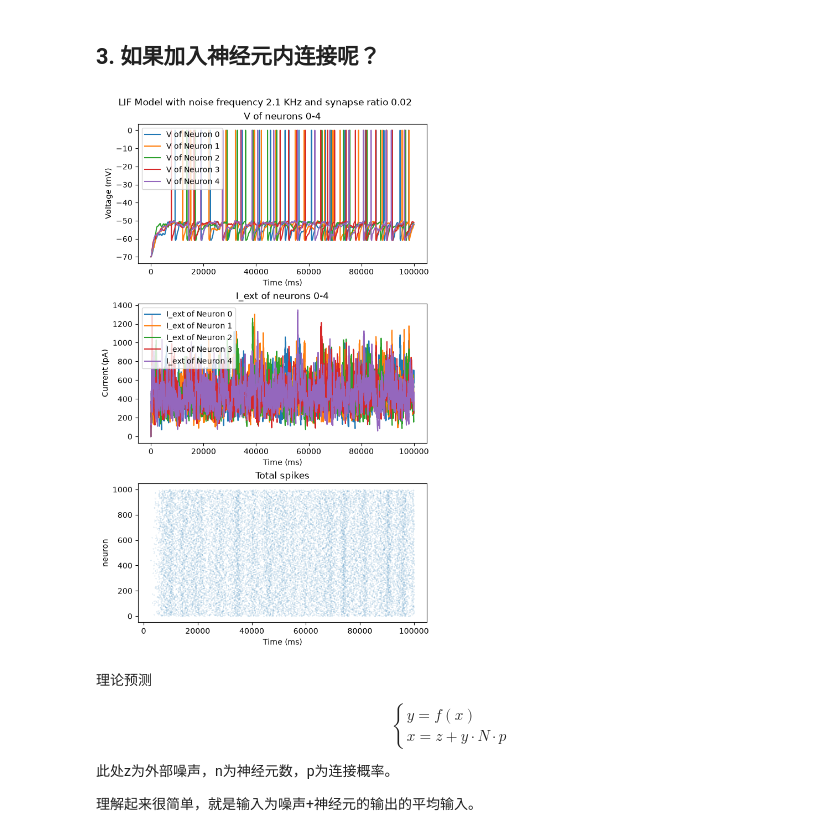
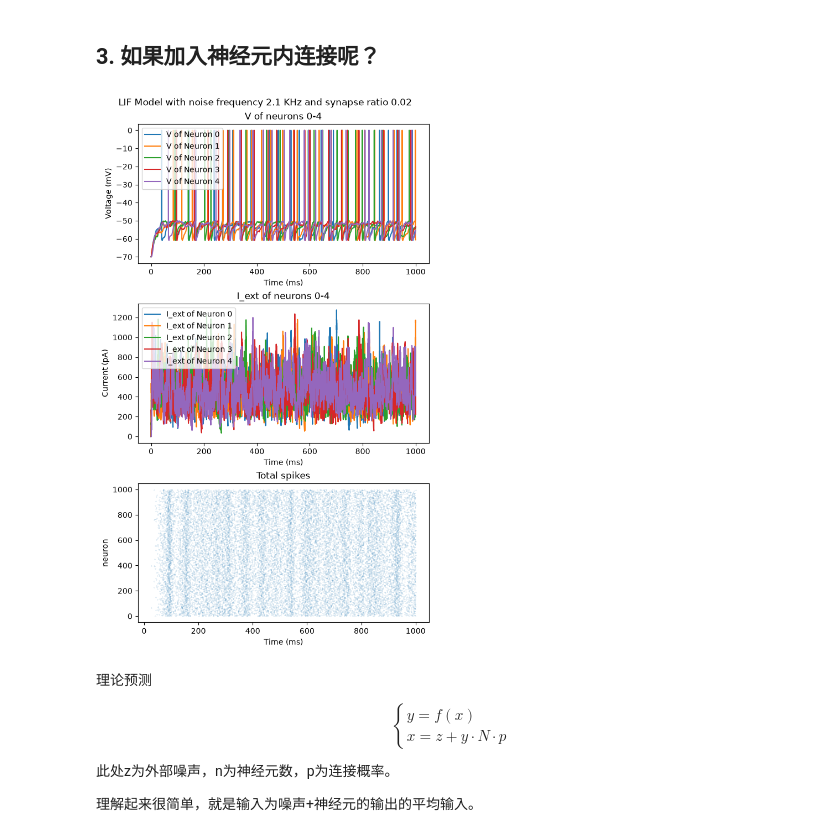
Before and after one commit to moraxborax/bio-class, a Jupyter notebook: neuron.ipynb, the cells around one changed output. Drawn from its saved outputs; the diff is of its cells as text; code cells hidden in the pictures.

```diff
--- a/neuron.ipynb
+++ b/neuron.ipynb
@@ -142,15 +142,15 @@ fig, axs = plt.subplots(3, 1, figsize=(6, 10), constrained_layout=True)
 axs[0].set_title("V of neuron")
 axs[0].set_xlabel("Time (ms)")
 axs[0].set_ylabel("Voltage (mV)")
-axs[0].set_xlim((0, T_exp))
+axs[0].set_xlim((0, Time_exp))
 axs[1].set_title("I_ext of neuron")
 axs[1].set_xlabel("Time (ms)")
 axs[1].set_ylabel("Current (pA)")
-axs[1].set_xlim((0, T_exp))
+axs[1].set_xlim((0, Time_exp))
 axs[2].set_title("Total spikes")
 axs[2].set_xlabel("Time (ms)")
 axs[2].set_ylabel("neuron")
-axs[2].set_xlim((0, T_exp))
+axs[2].set_xlim((0, Time_exp))
 
 
 
@@ -159,13 +159,13 @@ fig.suptitle(
 )
 
 
-t = np.arange(T_exp)
+t = np.arange(T_exp) * dt
 # plt.plot(t, I_ext[idx, :], label=f"I_ext of Neuron {idx}")
 axs[0].plot(t, V[0, :], label="V of Neuron")
 axs[1].plot(t, I_ext[0, :], label="I_ext of Neuron")
 
 
-axs[2].scatter(np.where(spikes == 1)[1], np.where(spikes == 1)[0])
+axs[2].scatter(np.where(spikes == 1)[1] * dt, np.where(spikes == 1)[0])
 
 axs[0].legend()
 axs[1].legend()
@@ -270,13 +272,13 @@ fig.suptitle(
 )
 
 for idx in range(5):
-    t = np.arange(T)
+    t = np.arange(T) * dt
     # plt.plot(t, I_ext[idx, :], label=f"I_ext of Neuron {idx}")
     axs[0].plot(t, V[idx, :], label=f"V of Neuron {idx}")
     axs[1].plot(t, I_ext[idx, :], label=f"I_ext of Neuron {idx}")
 
 
-axs[2].scatter(np.where(spikes == 1)[1], np.where(spikes == 1)[0], s=0.01)
+axs[2].scatter(np.where(spikes == 1)[1] * dt, np.where(spikes == 1)[0], s=0.01)
 
 axs[0].legend()
 axs[1].legend()
@@ -427,36 +429,36 @@ for t in trange(1, T):
 
 fig, axs = plt.subplots(3, 1, figsize=(6, 10), constrained_layout=True)
 
 axs[0].set_title("V of neurons 0-4")
 axs[0].set_xlabel("Time (ms)")
 axs[0].set_ylabel("Voltage (mV)")
 axs[1].set_title("I_ext of neurons 0-4")
 axs[1].set_xlabel("Time (ms)")
 axs[1].set_ylabel("Current (pA)")
 axs[2].set_title("Total spikes")
 axs[2].set_xlabel("Time (ms)")
 axs[2].set_ylabel("neuron")
 
 fig.suptitle(
     f"LIF Model with noise frequency {noise_freq} KHz and synapse ratio {synapse_ratio}"
 )
 
 for idx in range(5):
-    t = np.arange(T)
+    t = np.arange(T) * dt
     # plt.plot(t, I_ext[idx, :], label=f"I_ext of Neuron {idx}")
     axs[0].plot(t, V[idx, :], label=f"V of Neuron {idx}")
     axs[1].plot(t, I_ext[idx, :], label=f"I_ext of Neuron {idx}")
 
 
-axs[2].scatter(np.where(spikes == 1)[1], np.where(spikes == 1)[0], s=0.01)
+axs[2].scatter(np.where(spikes == 1)[1] * dt, np.where(spikes == 1)[0], s=0.01)
 
 axs[0].legend()
 axs[1].legend()
 
 plt.savefig(f"pics/lif_{noise_freq}KHz_synapse{synapse_ratio}.png", dpi=300)
 plt.show()
 # %% [output]
-[figure, old version]
+[figure, new version]
 # %% [markdown]
 理论预测
 
```
Also changed, not shown: parts of 2 cells of this notebook.
